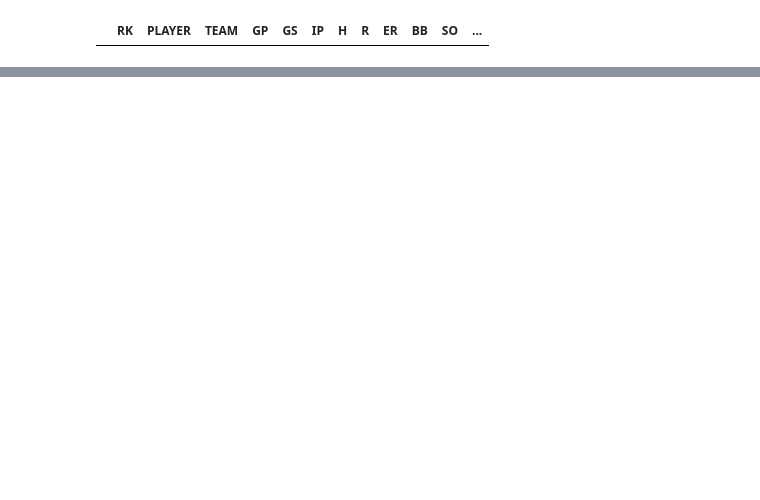
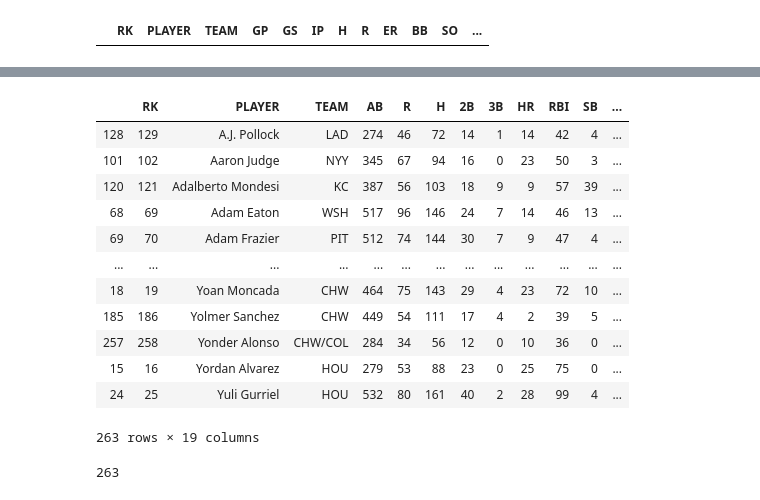
Before and after one commit to ConnorAnderson29/pitch_prediction_model, a Jupyter notebook: next_pitch/scraping.ipynb, the cells around one changed output, grey strips where cells are left out. Saved outputs shown, nothing was run; the diff lists cells and outputs as text; code cells hidden in the pictures; blank space fills up the shorter version.

```diff
--- a/next_pitch/scraping.ipynb
+++ b/next_pitch/scraping.ipynb
@@ -99,0 +154,20 @@ pitch_final_df
+# %%
+final_2019_hdf = pitch_final_df
+# %%
+final_2019_hdf = final_2019_hdf.sort_values(by='PLAYER')
+# %%
+final_2019_hdf
+# %% [output]
+|  | RK | PLAYER | TEAM | AB | R | H | 2B | 3B | HR | RBI | SB | ... |
+| 128 | 129 | A.J. Pollock | LAD | 274 | 46 | 72 | 14 | 1 | 14 | 42 | 4 | ... |
+| 101 | 102 | Aaron Judge | NYY | 345 | 67 | 94 | 16 | 0 | 23 | 50 | 3 | ... |
+| 120 | 121 | Adalberto Mondesi | KC | 387 | 56 | 103 | 18 | 9 | 9 | 57 | 39 | ... |
+| 68 | 69 | Adam Eaton | WSH | 517 | 96 | 146 | 24 | 7 | 14 | 46 | 13 | ... |
+| 69 | 70 | Adam Frazier | PIT | 512 | 74 | 144 | 30 | 7 | 9 | 47 | 4 | ... |
+| ... | ... | ... | ... | ... | ... | ... | ... | ... | ... | ... | ... | ... |
+| 18 | 19 | Yoan Moncada | CHW | 464 | 75 | 143 | 29 | 4 | 23 | 72 | 10 | ... |
+| 185 | 186 | Yolmer Sanchez | CHW | 449 | 54 | 111 | 17 | 4 | 2 | 39 | 5 | ... |
+| 257 | 258 | Yonder Alonso | CHW/COL | 284 | 34 | 56 | 12 | 0 | 10 | 36 | 0 | ... |
+| 15 | 16 | Yordan Alvarez | HOU | 279 | 53 | 88 | 23 | 0 | 25 | 75 | 0 | ... |
+| 24 | 25 | Yuli Gurriel | HOU | 532 | 80 | 161 | 40 | 2 | 28 | 99 | 4 | ... |
+263 rows × 19 columns
@@ -99,0 +178,4 @@ pitch_final_df
+# %%
+len(final_2019_hdf.PLAYER.unique())
+# %% [output]
+263
```
Also changed, not shown: parts of 16 cells of this notebook, 4 other files.
